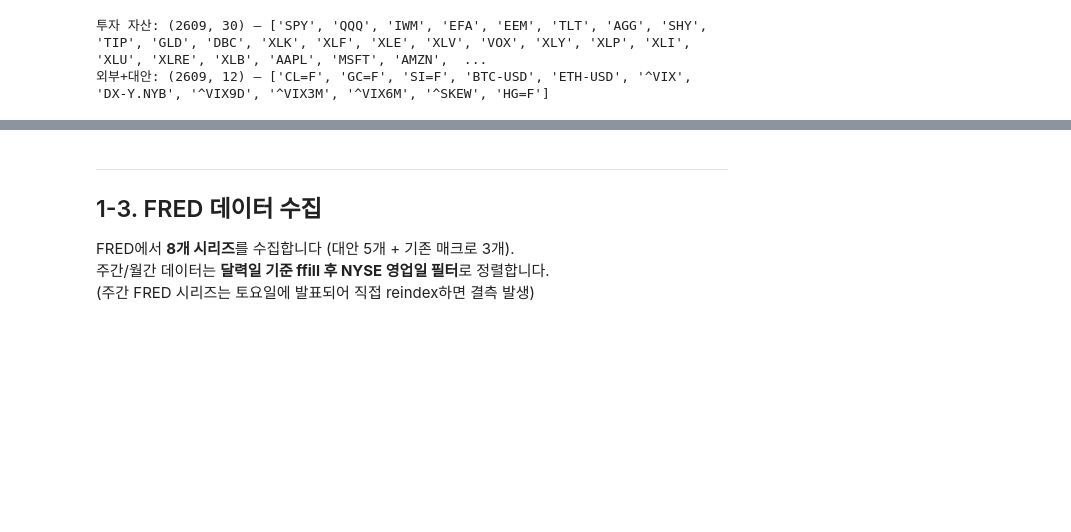
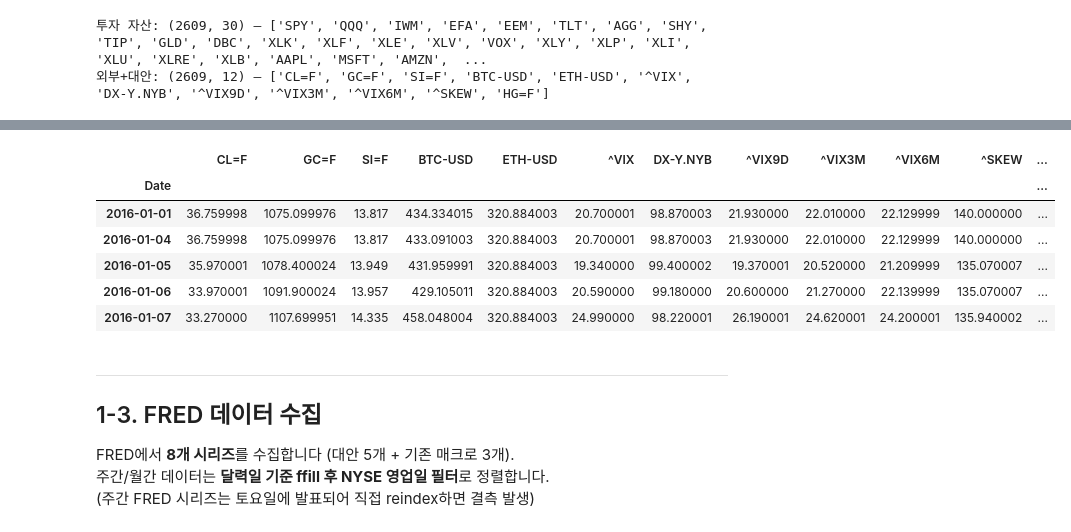
Before and after one commit to sybeom528/finance_project, a Jupyter notebook: 김재천/Guide/Step1_Data_Collection.ipynb, the cells around one changed output, grey strips where cells are left out. Saved outputs shown, nothing was run; the diff lists cells and outputs as text; code cells hidden in the pictures; blank space fills up the shorter version.

```diff
--- a/김재천/Guide/Step1_Data_Collection.ipynb
+++ b/김재천/Guide/Step1_Data_Collection.ipynb
@@ -282,3 +293,13 @@ print(f'외부+대안: {df_ext_alt.shape} — {list(df_ext_alt.columns)}')
+# %%
+df_ext_alt.head()
+# %% [output]
+|  | CL=F | GC=F | SI=F | BTC-USD | ETH-USD | ^VIX | DX-Y.NYB | ^VIX9D | ^VIX3M | ^VIX6M | ^SKEW | ... |
+| Date |  |  |  |  |  |  |  |  |  |  |  | ... |
+| 2016-01-01 | 36.759998 | 1075.099976 | 13.817 | 434.334015 | 320.884003 | 20.700001 | 98.870003 | 21.930000 | 22.010000 | 22.129999 | 140.000000 | ... |
+| 2016-01-04 | 36.759998 | 1075.099976 | 13.817 | 433.091003 | 320.884003 | 20.700001 | 98.870003 | 21.930000 | 22.010000 | 22.129999 | 140.000000 | ... |
+| 2016-01-05 | 35.970001 | 1078.400024 | 13.949 | 431.959991 | 320.884003 | 19.340000 | 99.400002 | 19.370001 | 20.520000 | 21.209999 | 135.070007 | ... |
+| 2016-01-06 | 33.970001 | 1091.900024 | 13.957 | 429.105011 | 320.884003 | 20.590000 | 99.180000 | 20.600000 | 21.270000 | 22.139999 | 135.070007 | ... |
+| 2016-01-07 | 33.270000 | 1107.699951 | 14.335 | 458.048004 | 320.884003 | 24.990000 | 98.220001 | 26.190001 | 24.620001 | 24.200001 | 135.940002 | ... |
 # %% [markdown]
 ---
 ## 1-3. FRED 데이터 수집
```
Also changed, not shown: parts of 2 cells of this notebook, 46 other files.
